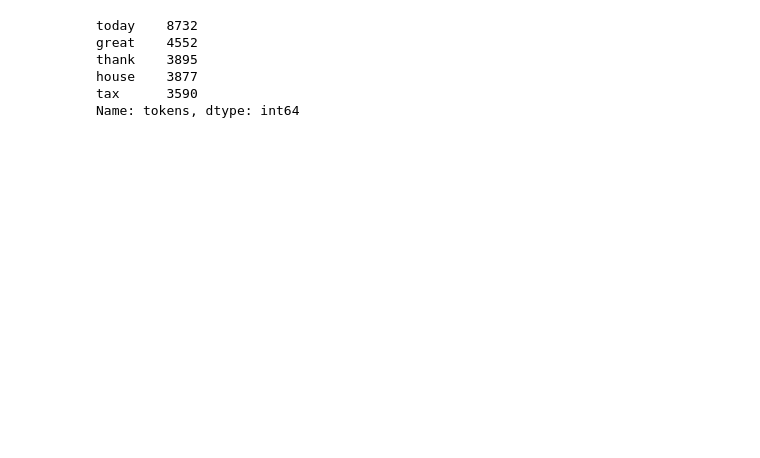
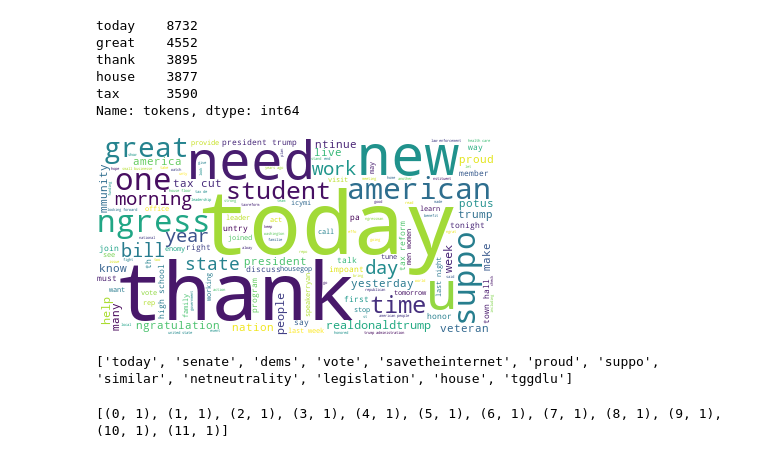
Before and after one commit to redrobb07/Capstone-Project, a Jupyter notebook: Capstone-Project/code/Untitled.ipynb, the cells around one changed output. Saved outputs shown, nothing was run; the diff lists cells and outputs as text; code cells hidden in the pictures; blank space fills up the shorter version.

```diff
--- a/Capstone-Project/code/Untitled.ipynb
+++ b/Capstone-Project/code/Untitled.ipynb
@@ -85,3 +82,52 @@ thank    3895
 house    3877
 tax      3590
 Name: tokens, dtype: int64
+# %%
+# https://towardsdatascience.com/end-to-end-topic-modeling-in-python-latent-dirichlet-allocation-lda-35ce4ed6b3e0
+# Import the wordcloud library
+from wordcloud import WordCloud
+
+# Join the different processed titles together.
+long_string = ','.join(list(df['tokens'].values))
+
+# Create a WordCloud object
+wordcloud = WordCloud(background_color="white", max_words=1000, contour_width=3, contour_color='steelblue')
+
+# Generate a word cloud
+wordcloud.generate(long_string)
+
+# Visualize the word cloud
+wordcloud.to_image()
+# %% [output]
+[figure, added]
+# %%
+import gensim
+from gensim.utils import simple_preprocess
+
+def sent_to_words(sentences):
+    for sentence in sentences:
+        # deacc=True removes punctuations
+        yield(gensim.utils.simple_preprocess(str(sentence), deacc=True))
+
+data = df.tokens.values.tolist()
+data_words = list(sent_to_words(data))
+
+print(data_words[:1][0][:30])
+# %% [output]
+['today', 'senate', 'dems', 'vote', 'savetheinternet', 'proud', 'suppo', 'similar', 'netneutrality', 'legislation', 'house', 'tggdlu']
+# %%
+import gensim.corpora as corpora
+
+# Create Dictionary
+id2word = corpora.Dictionary(data_words)
+
+# Create Corpus
+texts = data_words
+
+# Term Document Frequency
+corpus = [id2word.doc2bow(text) for text in texts]
+
+# View
+print(corpus[:1][0][:30])
+# %% [output]
+[(0, 1), (1, 1), (2, 1), (3, 1), (4, 1), (5, 1), (6, 1), (7, 1), (8, 1), (9, 1), (10, 1), (11, 1)]
```
Also changed, not shown: parts of 8 cells of this notebook.
